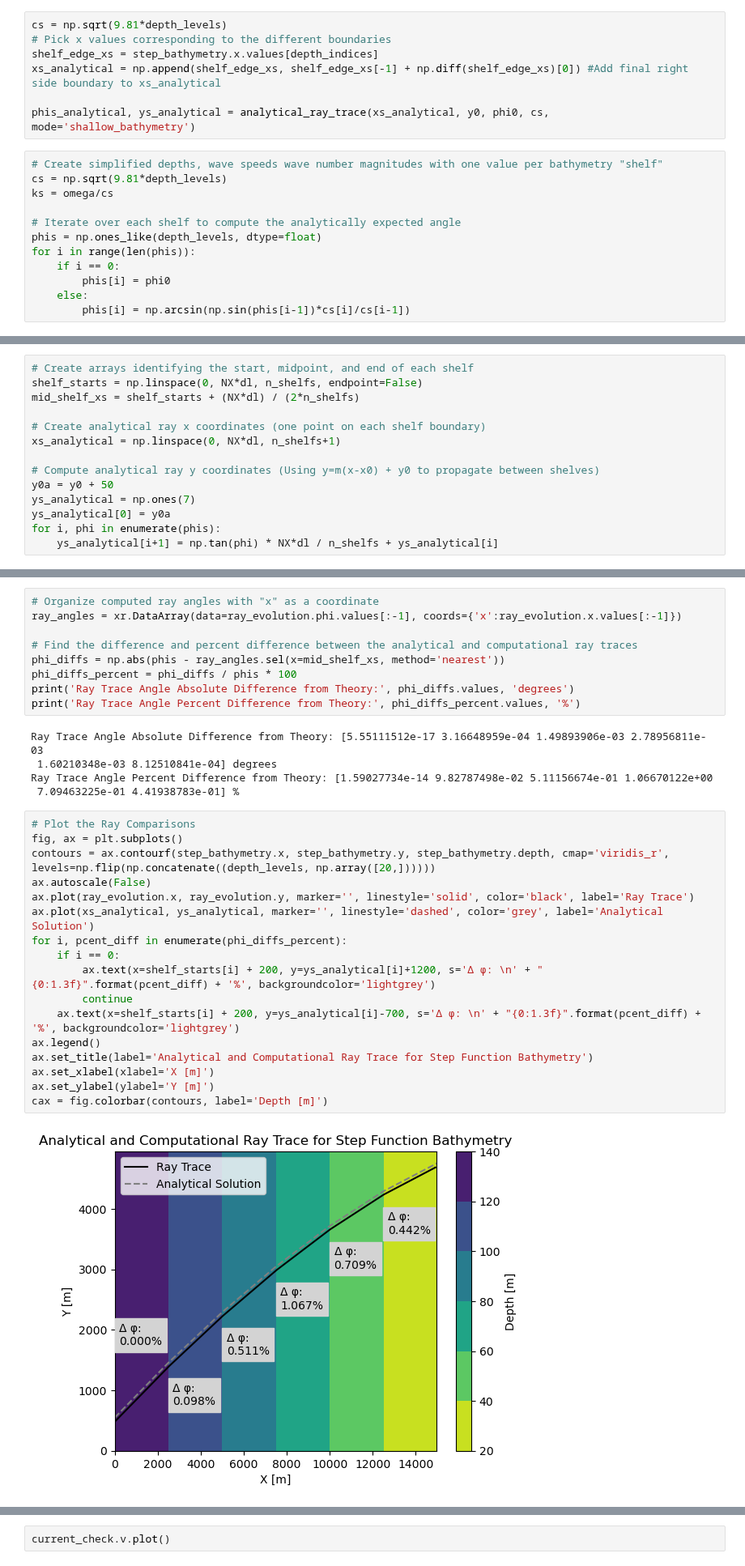
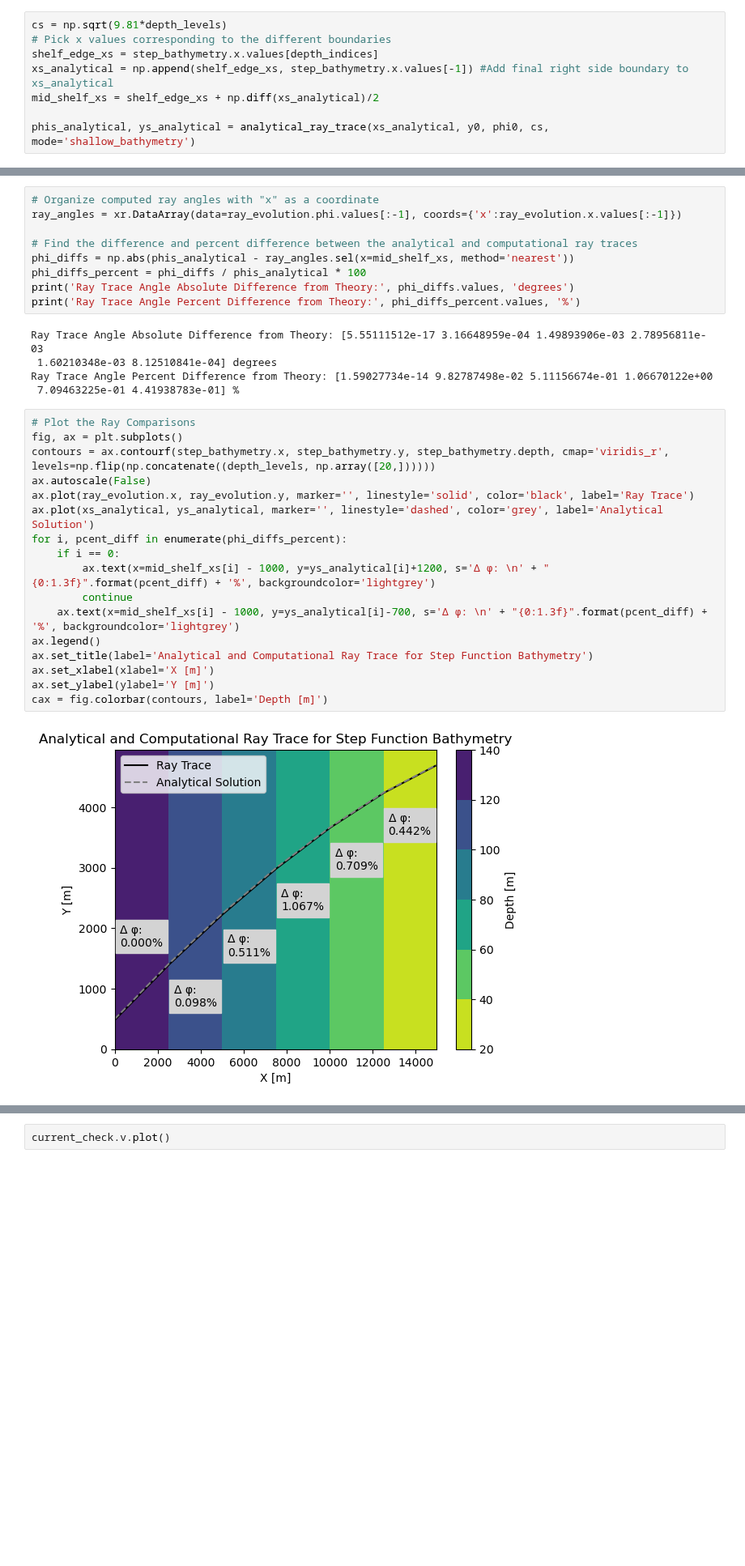
Before and after one commit to mines-oceanography/mantaray, a Jupyter notebook: notebooks/theoretical_comparison/snells_law_verification.ipynb, the cells around one changed output, grey strips where cells are left out. Shown at 81% size. Cells and saved outputs as stored; diff of their text form; blank space fills up the shorter version.

Commit message:
Finish implementation of new functions to step bathymetry case

```diff
--- a/notebooks/theoretical_comparison/snells_law_verification.ipynb
+++ b/notebooks/theoretical_comparison/snells_law_verification.ipynb
@@ -119,18 +127,7 @@ ray_evolution = ray_evolution_raw.assign(k = np.sqrt(ray_evolution_raw.kx**2 + r
 cs = np.sqrt(9.81*depth_levels)
 # Pick x values corresponding to the different boundaries
 shelf_edge_xs = step_bathymetry.x.values[depth_indices]
-xs_analytical = np.append(shelf_edge_xs, shelf_edge_xs[-1] + np.diff(shelf_edge_xs)[0]) #Add final right side boundary to xs_analytical
+xs_analytical = np.append(shelf_edge_xs, step_bathymetry.x.values[-1]) #Add final right side boundary to xs_analytical
+mid_shelf_xs = shelf_edge_xs + np.diff(xs_analytical)/2
 
 phis_analytical, ys_analytical = analytical_ray_trace(xs_analytical, y0, phi0, cs, mode='shallow_bathymetry')
-# %%
-# Create simplified depths, wave speeds wave number magnitudes with one value per bathymetry "shelf"
-cs = np.sqrt(9.81*depth_levels)
-ks = omega/cs
-
-# Iterate over each shelf to compute the analytically expected angle
-phis = np.ones_like(depth_levels, dtype=float)
-for i in range(len(phis)):
-    if i == 0:
-        phis[i] = phi0
-    else:
-        phis[i] = np.arcsin(np.sin(phis[i-1])*cs[i]/cs[i-1])
@@ -141,17 +134,3 @@ True
-# %%
-# Create arrays identifying the start, midpoint, and end of each shelf
-shelf_starts = np.linspace(0, NX*dl, n_shelfs, endpoint=False)
-mid_shelf_xs = shelf_starts + (NX*dl) / (2*n_shelfs)
-
-# Create analytical ray x coordinates (one point on each shelf boundary)
-xs_analytical = np.linspace(0, NX*dl, n_shelfs+1)
-
-# Compute analytical ray y coordinates (Using y=m(x-x0) + y0 to propagate between shelves)
-y0a = y0 + 50
-ys_analytical = np.ones(7)
-ys_analytical[0] = y0a
-for i, phi in enumerate(phis):
-    ys_analytical[i+1] = np.tan(phi) * NX*dl / n_shelfs + ys_analytical[i]
 # %% [markdown]
 ### Compute Ray Trace Error and Plot Rays
 # %%
@@ -159,8 +138,8 @@ for i, phi in enumerate(phis):
 ray_angles = xr.DataArray(data=ray_evolution.phi.values[:-1], coords={'x':ray_evolution.x.values[:-1]})
 
 # Find the difference and percent difference between the analytical and computational ray traces
-phi_diffs = np.abs(phis - ray_angles.sel(x=mid_shelf_xs, method='nearest'))
-phi_diffs_percent = phi_diffs / phis * 100
+phi_diffs = np.abs(phis_analytical - ray_angles.sel(x=mid_shelf_xs, method='nearest'))
+phi_diffs_percent = phi_diffs / phis_analytical * 100
 print('Ray Trace Angle Absolute Difference from Theory:', phi_diffs.values, 'degrees')
 print('Ray Trace Angle Percent Difference from Theory:', phi_diffs_percent.values, '%')
 # %% [output]
@@ -171,22 +150,22 @@ Ray Trace Angle Percent Difference from Theory: [1.59027734e-14 9.82787498e-02 5
 # %%
 # Plot the Ray Comparisons
 fig, ax = plt.subplots()
 contours = ax.contourf(step_bathymetry.x, step_bathymetry.y, step_bathymetry.depth, cmap='viridis_r', levels=np.flip(np.concatenate((depth_levels, np.array([20,])))))
 ax.autoscale(False)
 ax.plot(ray_evolution.x, ray_evolution.y, marker='', linestyle='solid', color='black', label='Ray Trace')
 ax.plot(xs_analytical, ys_analytical, marker='', linestyle='dashed', color='grey', label='Analytical Solution')
 for i, pcent_diff in enumerate(phi_diffs_percent):
     if i == 0:
-        ax.text(x=shelf_starts[i] + 200, y=ys_analytical[i]+1200, s='Δ φ: \n' + "{0:1.3f}".format(pcent_diff) + '%', backgroundcolor='lightgrey')
+        ax.text(x=mid_shelf_xs[i] - 1000, y=ys_analytical[i]+1200, s='Δ φ: \n' + "{0:1.3f}".format(pcent_diff) + '%', backgroundcolor='lightgrey')
         continue
-    ax.text(x=shelf_starts[i] + 200, y=ys_analytical[i]-700, s='Δ φ: \n' + "{0:1.3f}".format(pcent_diff) + '%', backgroundcolor='lightgrey')
+    ax.text(x=mid_shelf_xs[i] - 1000, y=ys_analytical[i]-700, s='Δ φ: \n' + "{0:1.3f}".format(pcent_diff) + '%', backgroundcolor='lightgrey')
 ax.legend()
 ax.set_title(label='Analytical and Computational Ray Trace for Step Function Bathymetry')
 ax.set_xlabel(xlabel='X [m]')
 ax.set_ylabel(ylabel='Y [m]')
 cax = fig.colorbar(contours, label='Depth [m]')
 # %% [output]
-[figure, old version]
+[figure, new version]
 # %% [markdown]
 Snell's Law (For Bathymetry Only):
 
```
Also changed, not shown: parts of 2 cells of this notebook.
